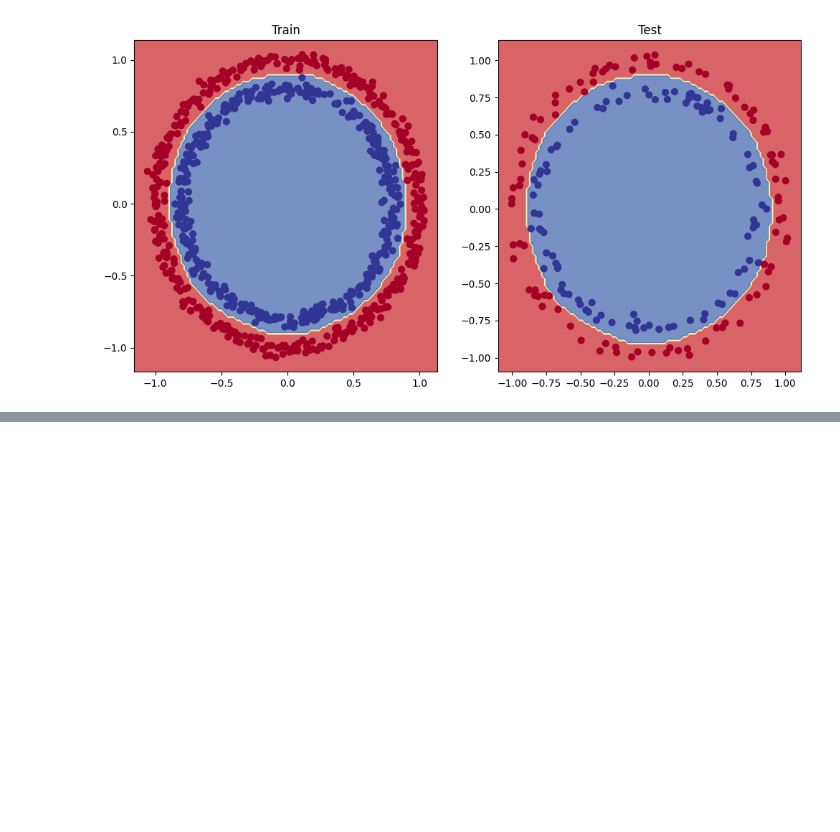
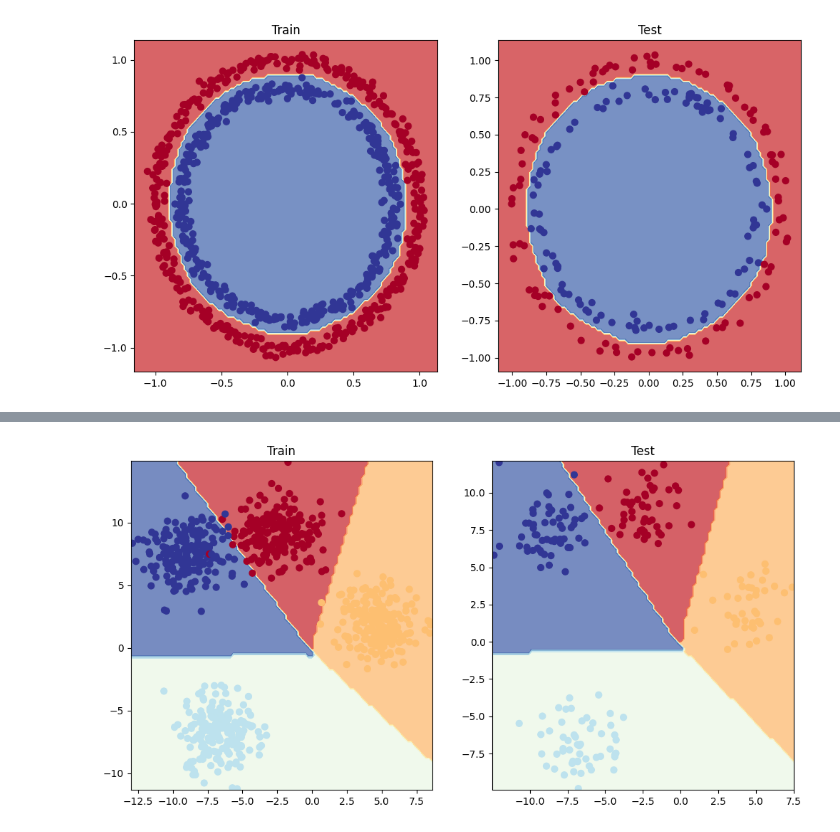
Before and after one commit to mathfish/LearningTopics, a Jupyter notebook: Books/PytorchMastery/Classification.ipynb, the cells around one changed output, grey strips where cells are left out. Saved outputs shown, nothing was run; the diff lists cells and outputs as text; code cells hidden in the pictures; blank space fills up the shorter version.

```diff
--- a/Books/PytorchMastery/Classification.ipynb
+++ b/Books/PytorchMastery/Classification.ipynb
@@ -319,0 +350,22 @@ plot_decision_boundary(model_2b, X_test, y_test)
+# %%
+## Build Model
+
+device = "cuda" if torch.cuda.is_available() else "cpu"
+
+class BlobModel(nn.Module):
+
+  def __init__(self, input_features, output_features, hidden_units=8):
+    super().__init__()
+    self.linear_layer_stack = nn.Sequential(
+        nn.Linear(in_features=input_features, out_features=hidden_units),
+        nn.ReLU(),
+        nn.Linear(in_features=hidden_units, out_features=hidden_units),
+        nn.ReLU(),
+        nn.Linear(in_features=hidden_units, out_features=output_features)
+    )
+
+  def forward(self, x):
+      return self.linear_layer_stack(x)
+
+
+blob_model = BlobModel(input_features=2, output_features=4).to(device)
@@ -319,0 +446,10 @@ plot_decision_boundary(model_2b, X_test, y_test)
+# %%
+plt.figure(figsize=(12, 6))
+plt.subplot(1, 2, 1)
+plt.title("Train")
+plot_decision_boundary(blob_model, X_train, y_train)
+plt.subplot(1, 2, 2)
+plt.title("Test")
+plot_decision_boundary(blob_model, X_test, y_test)
+# %% [output]
+[figure, added]
```
Also changed, not shown: parts of 15 cells of this notebook.
